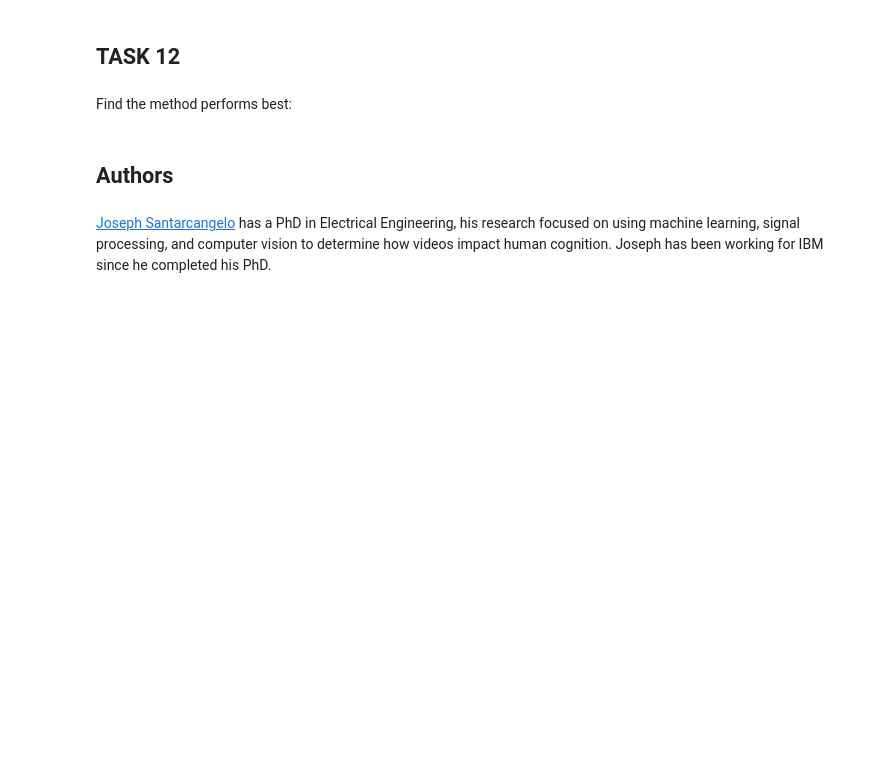
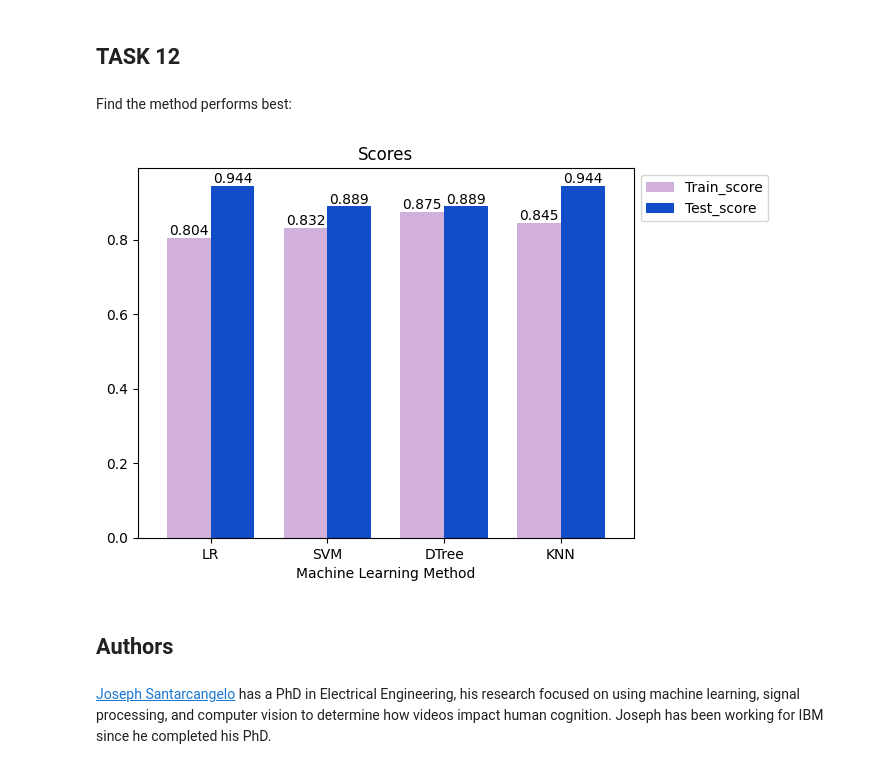
Before and after one commit to ElBennito39/coursera_ds_capstone, a Jupyter notebook: SpaceX_Machine Learning Prediction_Part_5.ipynb, the cells around one changed output. Cells and saved outputs as stored; diff of their text form; code cells hidden in the pictures; blank space fills up the shorter version.

Commit message:
add cross validation test. update bar chart. cleanup / refactor

```diff
--- a/SpaceX_Machine Learning Prediction_Part_5.ipynb
+++ b/SpaceX_Machine Learning Prediction_Part_5.ipynb
@@ -307,6 +312,25 @@ plot_confusion_matrix(Y_test,yhat)
 ## TASK  12
 # %% [markdown]
 Find the method performs best:
+# %%
+d = pd.DataFrame([['LR', logreg_cv.best_score_, logreg_cv.score(X_test,Y_test)], ['SVM', svm_cv.best_score_, svm_cv.score(X_test,Y_test)], ['DTree', tree_cv.best_score_, tree_cv.score(X_test,Y_test)],
+                   ['KNN', KNN_cv.best_score_, KNN_cv.score(X_test, Y_test)]],
+                  columns=['ML_method', 'Train_score', 'Test_score'])
+plt.style.use( 'seaborn-dark-palette')
+ax = d.plot.bar(x='ML_method',
+        xlabel = "Machine Learning Method",
+        stacked=False,
+        width = .75,
+        title='Scores',
+        color = ['#D1B0DC','#124DC8'],
+        rot=0
+        )
+ax.legend(bbox_to_anchor=(1.0, 1.0), fontsize='medium')
+for container in ax.containers:
+    labels = [round(v.get_height(), 3) for v in container]
+    ax.bar_label(container,labels=labels)
+# %% [output]
+[figure, added]
 # %% [markdown]
 ## Authors
 # %% [markdown]
```
Also changed, not shown: parts of 18 cells of this notebook.
